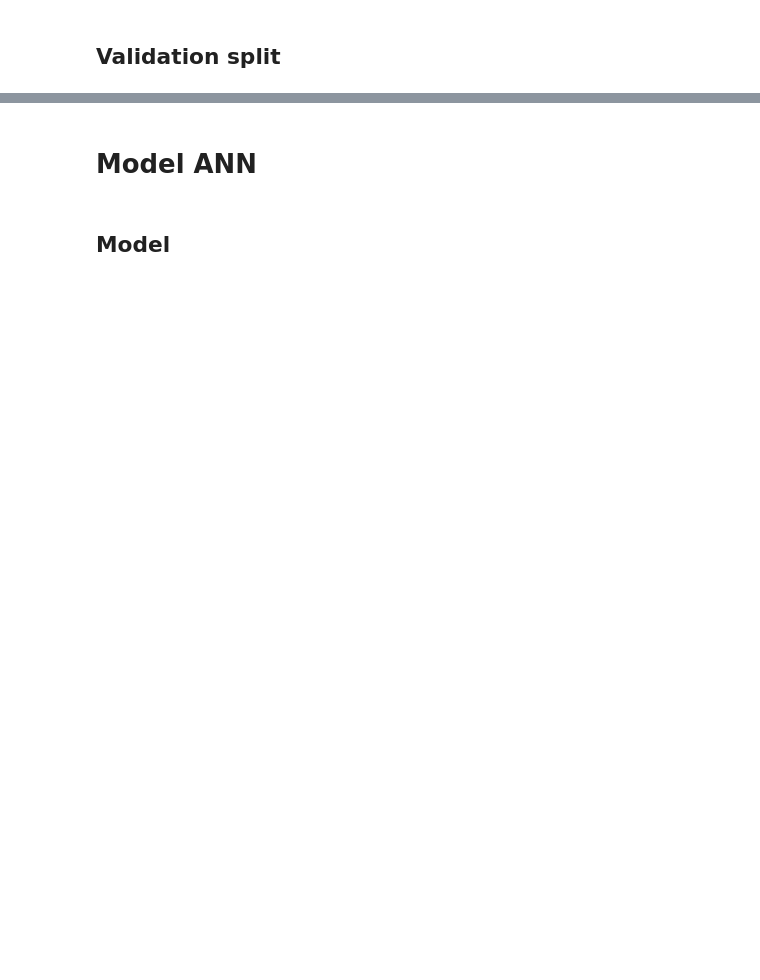
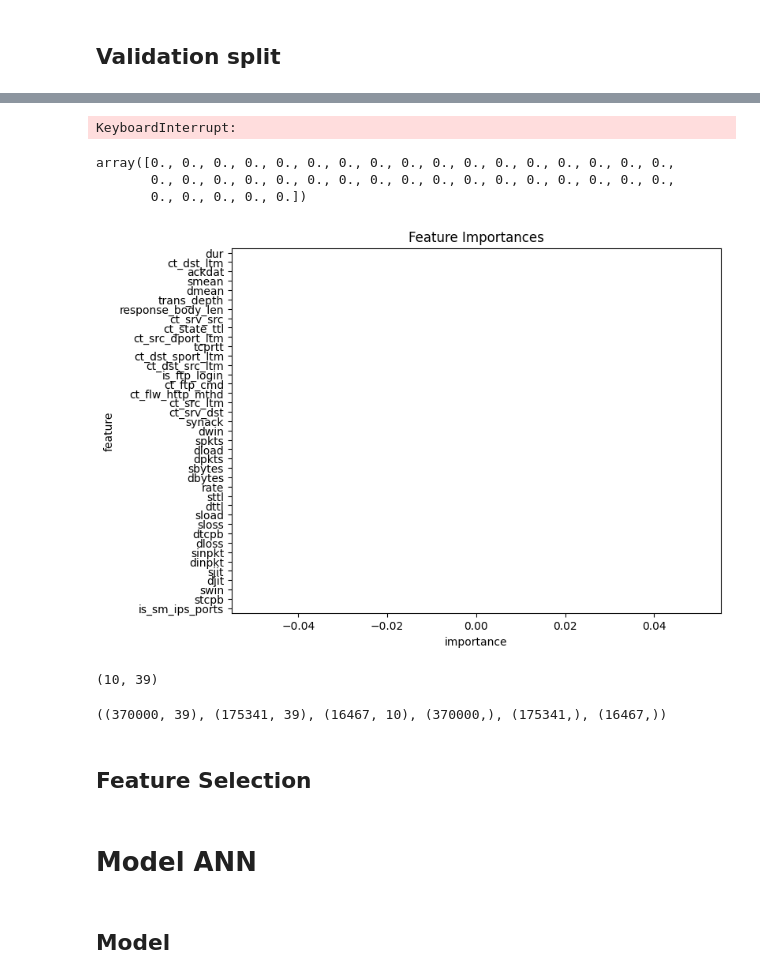
Before and after one commit to SukhmeetSingh2002/IDS-Project, a Jupyter notebook: code/code.ipynb, the cells around one changed output, grey strips where cells are left out. Saved outputs shown, nothing was run; the diff lists cells and outputs as text; code cells hidden in the pictures; blank space fills up the shorter version.

```diff
--- a/code/code.ipynb
+++ b/code/code.ipynb
@@ -112,3 +167,5 @@ y_test = df_testing['label']
+# %%
+X_train, y_train = X_train_oversampled, y_train_oversampled
 # %%
 X_train.shape,y_train.shape,X_test.shape,y_test.shape
 # %% [output]
@@ -121,0 +181,28 @@ X_train.shape,y_train.shape,X_val.shape,y_val.shape
+# %%
+from sklearn.ensemble import RandomForestClassifier
+
+# Fit a Random Forest model
+rf = RandomForestClassifier()
+rf.fit(X_train, y_train)
+# %% [output]
+KeyboardInterrupt:
+# %%
+
+# Get feature importances
+feature_importances = rf.feature_importances_
+# %%
+feature_importances
+# %% [output]
+array([0., 0., 0., 0., 0., 0., 0., 0., 0., 0., 0., 0., 0., 0., 0., 0., 0.,
+       0., 0., 0., 0., 0., 0., 0., 0., 0., 0., 0., 0., 0., 0., 0., 0., 0.,
+       0., 0., 0., 0., 0.])
+# %%
+feature_importances = pd.DataFrame({'feature': X_train.columns, 'importance': feature_importances}).sort_values('importance', ascending = False)
+# %%
+# plot feature importances
+plt.figure(figsize = (8, 6))
+sns.barplot(x = 'importance', y = 'feature', data = feature_importances)
+plt.title('Feature Importances')
+plt.show()
+# %% [output]
+[figure, added]
@@ -121,0 +212,5 @@ X_train.shape,y_train.shape,X_val.shape,y_val.shape
+# %%
+# total number of features selected vs total number of features
+len(selected_features), X_train.shape[1]
+# %% [output]
+(10, 39)
@@ -122,3 +222,9 @@ X_train.shape,y_train.shape,X_val.shape,y_val.shape
+# %%
+X_train.shape,X_test.shape,X_val.shape,y_train.shape,y_test.shape,y_val.shape
+# %% [output]
+((370000, 39), (175341, 39), (16467, 10), (370000,), (175341,), (16467,))
+# %% [markdown]
+## Feature Selection
 # %% [markdown]
 # Model ANN
 # %% [markdown]
```
Also changed, not shown: parts of 33 cells of this notebook, 3 other files.
